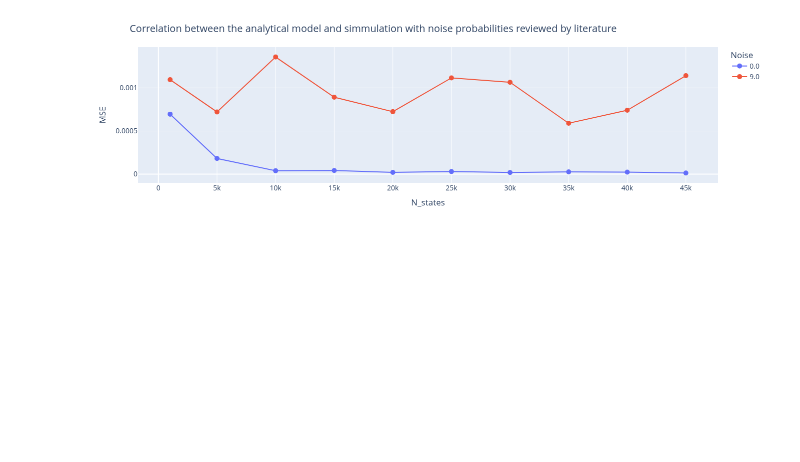
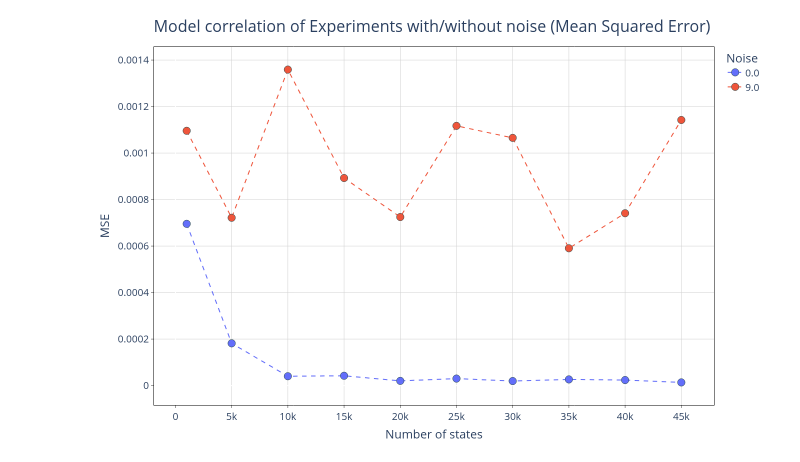
Before and after one commit to 4df31/QD-Biexciton-cascade-and-polarization-orientation-effect-on-QKD-protocol-E91, a Jupyter notebook: Plots.ipynb, the cells around one changed output. Drawn from its saved outputs; the diff is of its cells as text; code cells hidden in the pictures; blank space fills up the shorter version.

Commit message:
added experiment

```diff
--- a/Plots.ipynb
+++ b/Plots.ipynb
@@ -117,23 +117,48 @@ results = pd.concat([df_reviewed, df_noisy], ignore_index=True)
 # %%
 # Configuración del subplot
 fig = px.line(results,
               x = 'N_states',
               y = 'MSE',
               color = 'Noise',
-              markers = True,
+              markers = True
               )
-
-fig.update_traces(marker_size=10)
-#fig.update_yaxes(range=[0,0.1])
+fig.update_traces(marker=dict(size=15,line=dict(width=1, color='DarkSlateGrey')),
+                  line_dash='dash'
+                 )
 fig.update_layout(
-    title = 'Correlation between the analytical model and simmulation with noise probabilities reviewed by literature',
-    height = 411,
-    width = 700,
-    # --- NUEVO: Aumentar tamaño de fuente ---
-    font=dict(size=14)
+    height = 844,
+    width = 1500,
+    font=dict(size=20),
+    paper_bgcolor='white',
+    plot_bgcolor='white',
+    title={
+        'text': "Model correlation of Experiments with/without noise (Mean Squared Error)",
+        'font': {'size': 32},
+        'x' :0.5
+    }
 )
+fig.update_xaxes(
+    mirror=True,
+    ticks='outside',
+    showline=True,
+    linecolor='black',
+    gridcolor='lightgrey',
+    title_text='Number of states'
+)
+fig.update_yaxes(
+    mirror=True,
+    ticks='outside',
+    showline=True,
+    linecolor='black',
+    gridcolor='lightgrey',
+    #type='log',
+    title_text='MSE',
+    #title_text='Log  (MSE)'
+)
+#fig.add_hline(y=0, line_width=3, line_dash="dash", line_color="lightgrey", annotation_text="Target MSE", annotation_position="top left")
+fig.show()
 # %% [output]
-[figure, old version]
+[figure, new version]
 # %%
 from sklearn.preprocessing import StandardScaler as zscaler
 # %%
```
Also changed, not shown: parts of 9 cells of this notebook, 1 other file.
